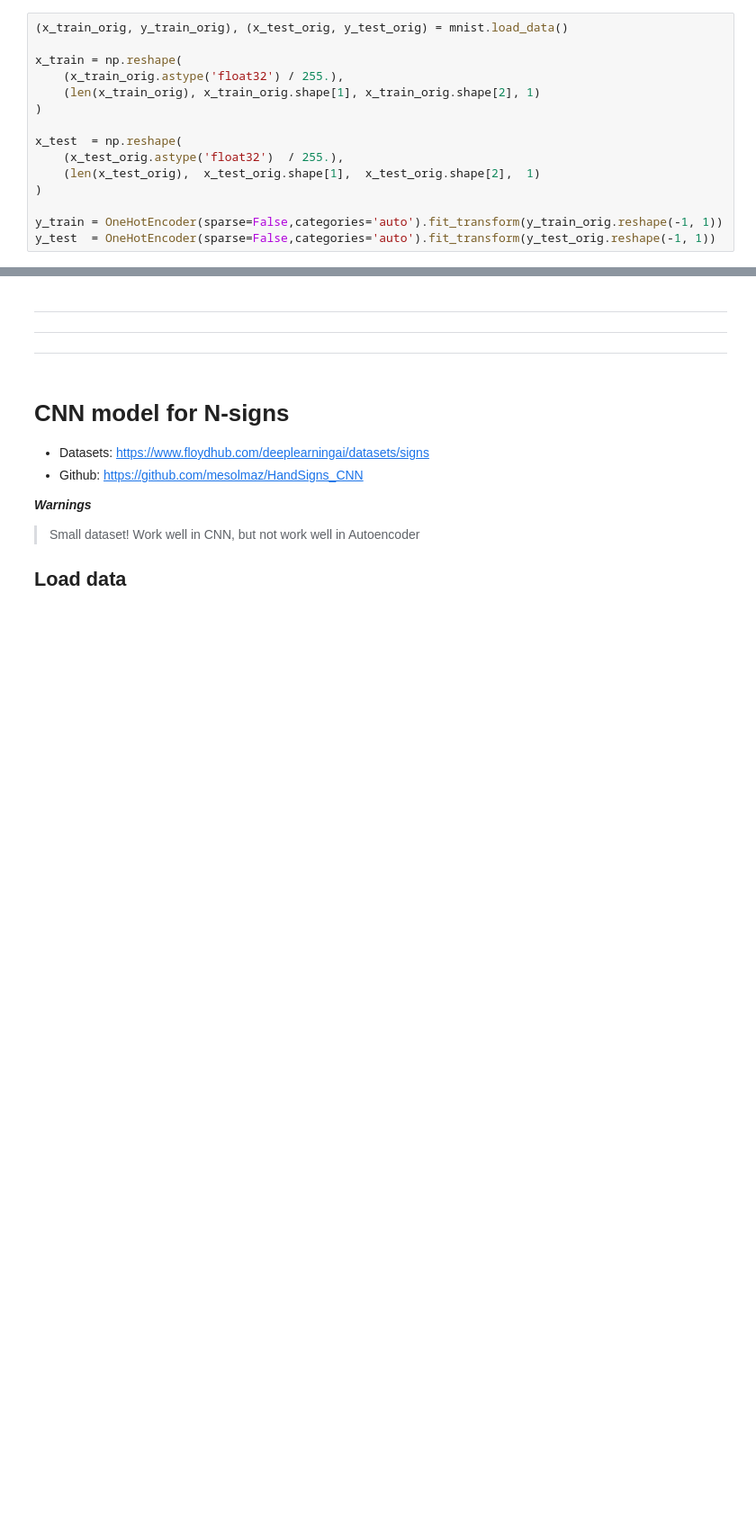
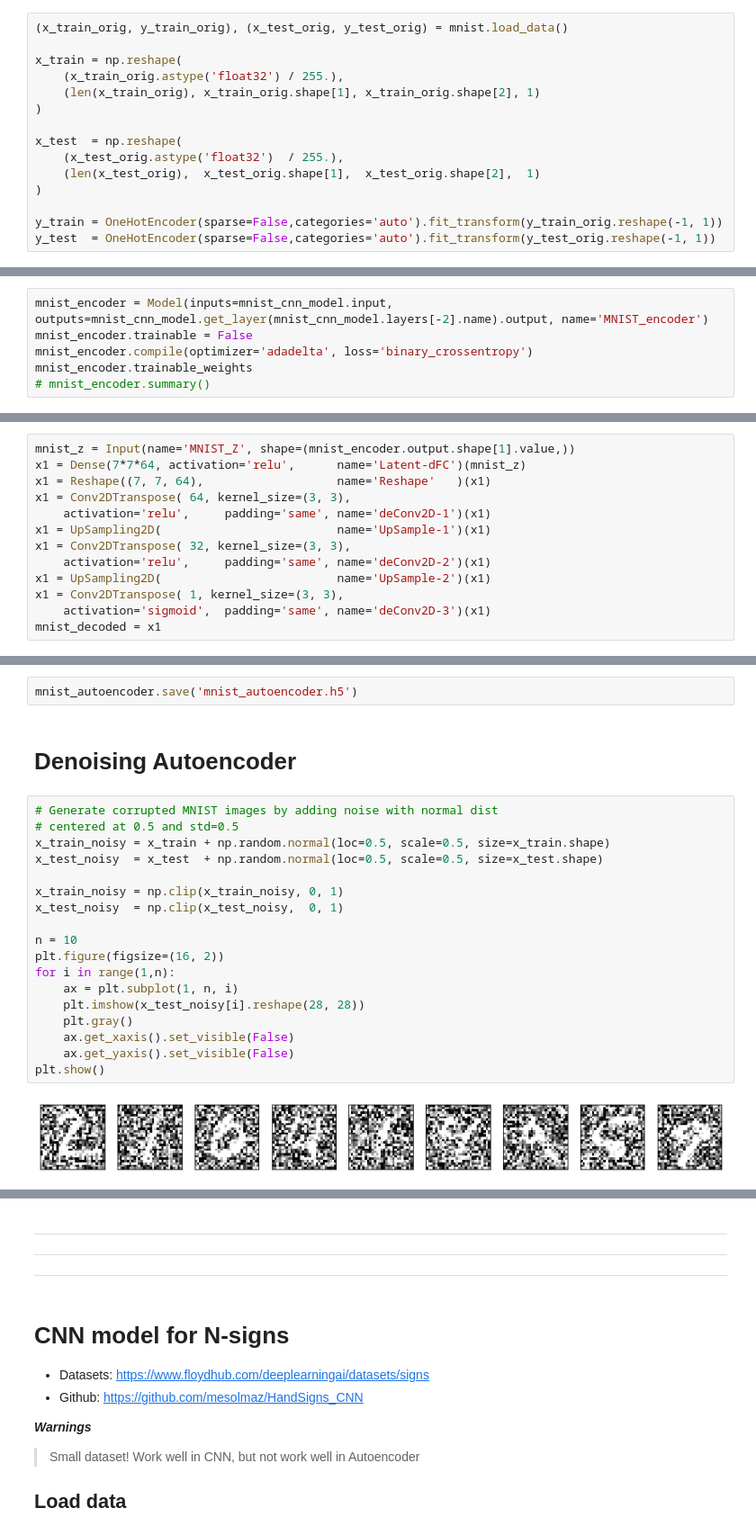
Before and after one commit to chAwater/Linked_Autoencoders_Keras, a Jupyter notebook: Autoencoders_in_Keras.ipynb, the cells around one changed output, grey strips where cells are left out. Shown at 90% size. Cells and saved outputs as stored; diff of their text form; blank space fills up the shorter version.

```diff
--- a/Autoencoders_in_Keras.ipynb
+++ b/Autoencoders_in_Keras.ipynb
@@ -152,0 +88,6 @@ Test accuracy: 0.9915
+# %%
+mnist_encoder = Model(inputs=mnist_cnn_model.input, outputs=mnist_cnn_model.get_layer(mnist_cnn_model.layers[-2].name).output, name='MNIST_encoder')
+mnist_encoder.trainable = False
+mnist_encoder.compile(optimizer='adadelta', loss='binary_crossentropy')
+mnist_encoder.trainable_weights
+# mnist_encoder.summary()
@@ -152,0 +98,13 @@ Test accuracy: 0.9915
+# %%
+mnist_z = Input(name='MNIST_Z', shape=(mnist_encoder.output.shape[1].value,))
+x1 = Dense(7*7*64, activation='relu',      name='Latent-dFC')(mnist_z)
+x1 = Reshape((7, 7, 64),                   name='Reshape'   )(x1)
+x1 = Conv2DTranspose( 64, kernel_size=(3, 3),
+    activation='relu',     padding='same', name='deConv2D-1')(x1)
+x1 = UpSampling2D(                         name='UpSample-1')(x1)
+x1 = Conv2DTranspose( 32, kernel_size=(3, 3),
+    activation='relu',     padding='same', name='deConv2D-2')(x1)
+x1 = UpSampling2D(                         name='UpSample-2')(x1)
+x1 = Conv2DTranspose( 1, kernel_size=(3, 3),
+    activation='sigmoid',  padding='same', name='deConv2D-3')(x1)
+mnist_decoded = x1
@@ -152,0 +194,24 @@ Test accuracy: 0.9915
+# %%
+mnist_autoencoder.save('mnist_autoencoder.h5')
+# %% [markdown]
+# Denoising Autoencoder
+# %%
+# Generate corrupted MNIST images by adding noise with normal dist
+# centered at 0.5 and std=0.5
+x_train_noisy = x_train + np.random.normal(loc=0.5, scale=0.5, size=x_train.shape)
+x_test_noisy  = x_test  + np.random.normal(loc=0.5, scale=0.5, size=x_test.shape)
+
+x_train_noisy = np.clip(x_train_noisy, 0, 1)
+x_test_noisy  = np.clip(x_test_noisy,  0, 1)
+
+n = 10
+plt.figure(figsize=(16, 2))
+for i in range(1,n):
+    ax = plt.subplot(1, n, i)
+    plt.imshow(x_test_noisy[i].reshape(28, 28))
+    plt.gray()
+    ax.get_xaxis().set_visible(False)
+    ax.get_yaxis().set_visible(False)
+plt.show()
+# %% [output]
+[figure, added]
```
Also changed, not shown: parts of 64 cells of this notebook.
